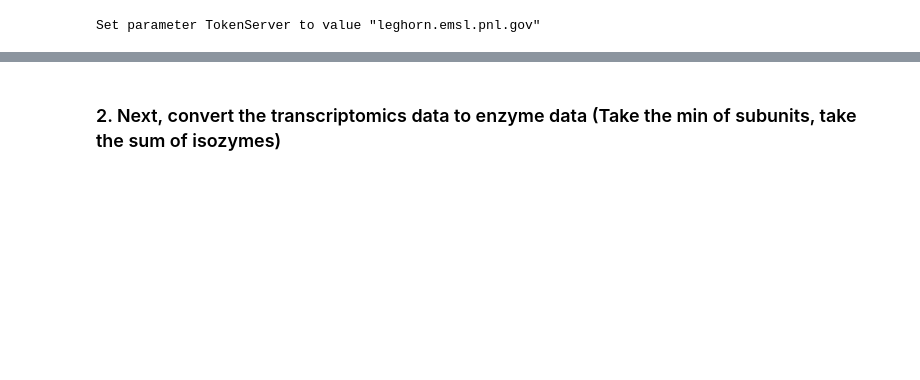
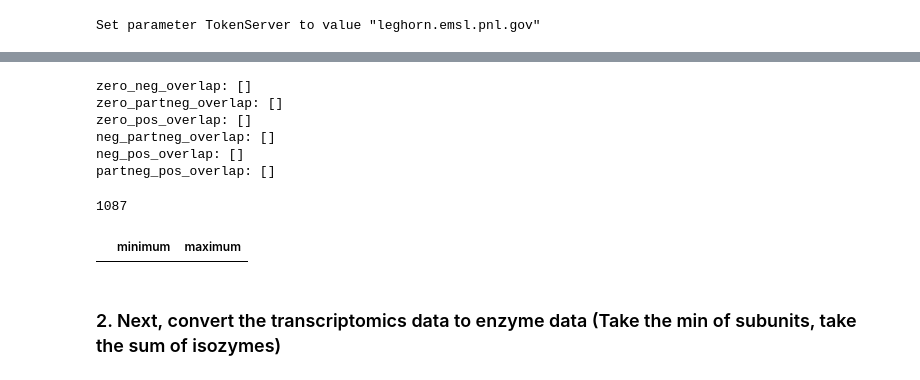
Before and after one commit to pnnl-predictive-phenomics/syn_bmca, a Jupyter notebook: data/set_bounds_with_FVA_for_Syn_simplified.ipynb, the cells around one changed output, grey strips where cells are left out. Saved outputs shown, nothing was run; the diff lists cells and outputs as text; code cells hidden in the pictures; blank space fills up the shorter version.

```diff
--- a/data/set_bounds_with_FVA_for_Syn_simplified.ipynb
+++ b/data/set_bounds_with_FVA_for_Syn_simplified.ipynb
@@ -122,3 +282,43 @@ Percent of fluxes in the model with of 0-values from FVA: 23.12 %
+# %%
+zero_neg_overlap = [i for i in zero_flux_from_FVA if i in neg_flux_from_FVA]
+print("zero_neg_overlap:", zero_neg_overlap)
+
+zero_partneg_overlap = [i for i in zero_flux_from_FVA if i in partneg_flux_from_FVA]
+print("zero_partneg_overlap:", zero_partneg_overlap)
+
+zero_pos_overlap = [i for i in zero_flux_from_FVA if i in pos_flux_from_FVA]
+print("zero_pos_overlap:", zero_pos_overlap)
+
+neg_partneg_overlap = [i for i in neg_flux_from_FVA if i in partneg_flux_from_FVA]
+print("neg_partneg_overlap:", neg_partneg_overlap)
+
+neg_pos_overlap = [i for i in neg_flux_from_FVA if i in pos_flux_from_FVA]
+print("neg_pos_overlap:", neg_pos_overlap)
+
+partneg_pos_overlap = [i for i in partneg_flux_from_FVA if i in pos_flux_from_FVA]
+print("partneg_pos_overlap:", partneg_pos_overlap)
+
+# (zero_flux_from_FVA + neg_flux_from_FVA + partneg_flux_from_FVA + pos_flux_from_FVA)
+
+
+# [i for i in all_rxns if i not in (zero_flux_from_FVA + neg_flux_from_FVA + partneg_flux_from_FVA + pos_flux_from_FVA)]
+# %% [output]
+zero_neg_overlap: []
+zero_partneg_overlap: []
+zero_pos_overlap: []
+neg_partneg_overlap: []
+neg_pos_overlap: []
+partneg_pos_overlap: []
+# %%
+some_zero = zero_flux_from_FVA + neg_flux_from_FVA + partneg_flux_from_FVA + pos_flux_from_FVA
+len(some_zero)
+# %% [output]
+1087
+# %%
+missed_rxn = [r for r in flux_bounds.index if r not in some_zero]
+flux_bounds.loc[missed_rxn]
+# %% [output]
+|  | minimum | maximum |
 # %% [markdown]
  ### 2. Next, convert the transcriptomics data to enzyme data (Take the min of subunits, take the sum of isozymes)
 # %%
```
Also changed, not shown: parts of 23 cells of this notebook, 1 other file.
